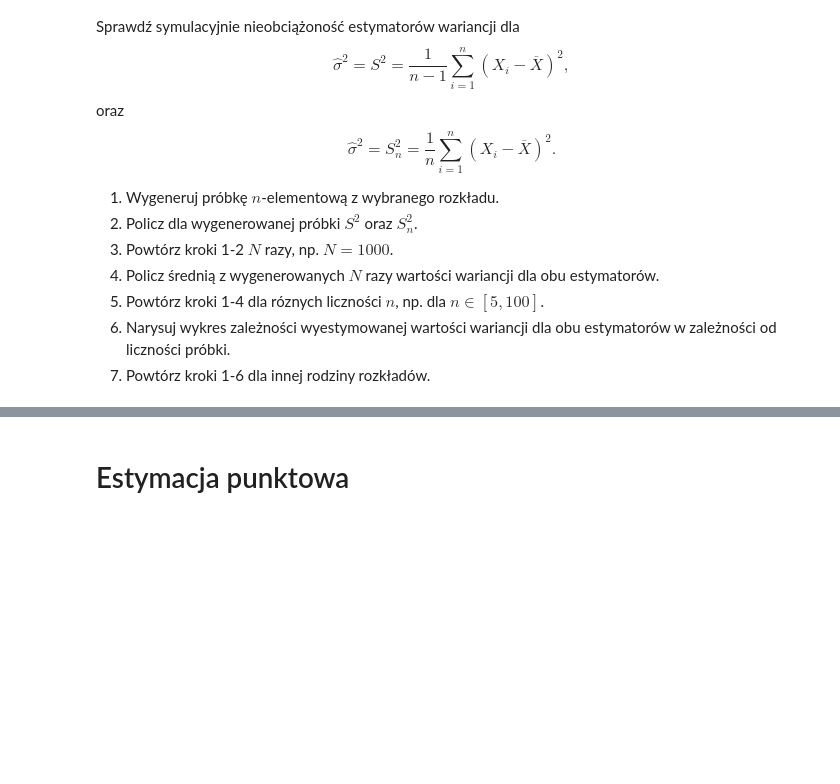
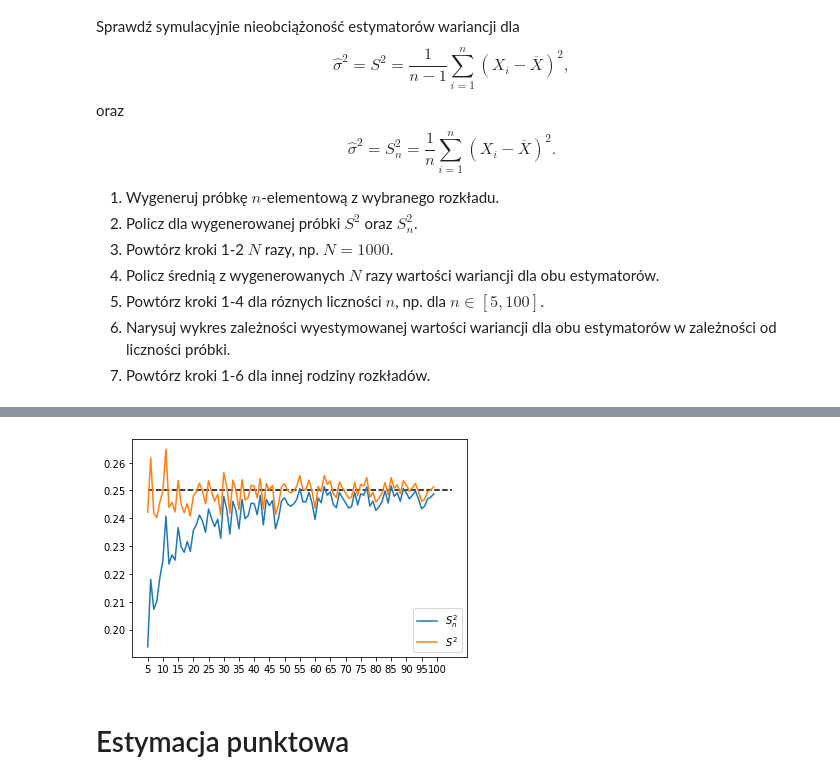
Before and after one commit to mdabrowski-phd/ds250223_stat, a Jupyter notebook: 03_statystyka/01_estymacja.ipynb, the cells around one changed output, grey strips where cells are left out. Drawn from its saved outputs; the diff is of its cells as text; code cells hidden in the pictures; blank space fills up the shorter version.

```diff
--- a/03_statystyka/01_estymacja.ipynb
+++ b/03_statystyka/01_estymacja.ipynb
@@ -37,10 +52,25 @@ oraz
+# %%
+n_vec = np.arange(5, 100, 1)
+lam = 2
+var0, var1 = np.zeros(len(n_vec)), np.zeros(len(n_vec))
+for i, n in enumerate(n_vec):
+    var0_vec, var1_vec = np.zeros(N), np.zeros(N)
+    for j in np.arange(N):
+        x = stats.expon.rvs(size=n, scale=1/lam) #prawdziwa wariancja to 1/lambda^2 = 1/4
+        var0_vec[j] = np.var(x, ddof=0)
+        var1_vec[j] = np.var(x, ddof=1)
+    var0[i] = var0_vec.mean()
+    var1[i] = var1_vec.mean()
 # %%
-# plt.plot(var0,label = '$S^2_n$')
-# plt.plot(var1,label = '$S^2$')
-# plt.xticks(ticks=np.arange(0, len(n_vec) + 5, 5), labels=np.arange(5, 105, 5))
-# plt.hlines(xmin=0, xmax=100, y=1, linestyles='--')
-# plt.legend()
-# plt.show()
+plt.plot(var0, label="$S^2_n$")
+plt.plot(var1, label="$S^2$")
+plt.xticks(ticks=np.arange(0, len(n_vec) + 5, 5), labels=np.arange(5, 105, 5))
+plt.hlines(xmin=0, xmax=100, y=1/(lam ** 2), linestyles='--')
+plt.legend()
+plt.show()
+#wnioski takie same jak wcześniej
+# %% [output]
+[figure, added]
 # %% [markdown]
 # Estymacja punktowa
 # %% [markdown]
```
Also changed, not shown: parts of 10 cells of this notebook, 3 other files.
